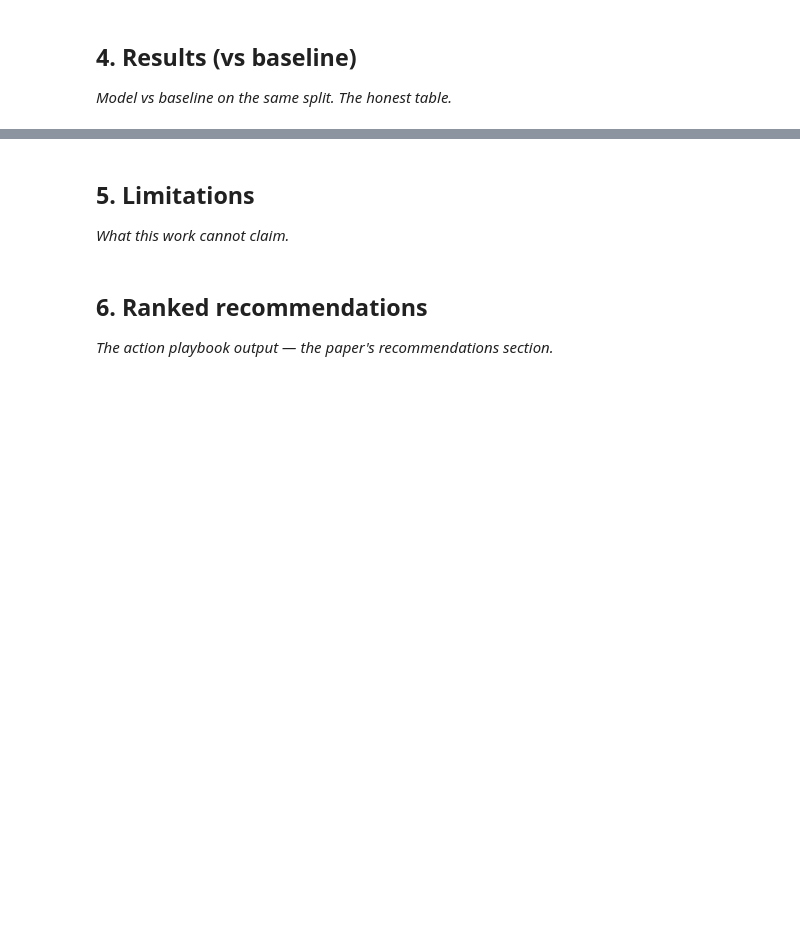
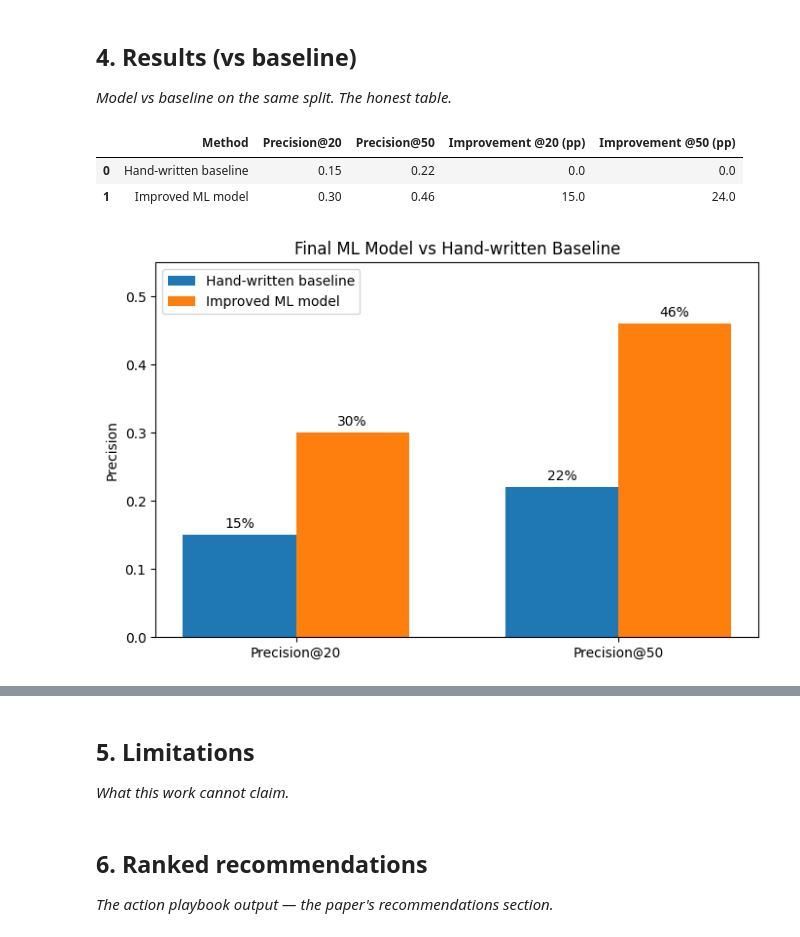
Before and after one commit to arsal626/flyrank-ml-internship, a Jupyter notebook: work/notebooks/capstone.ipynb, the cells around one changed output, grey strips where cells are left out. Saved outputs shown, nothing was run; the diff lists cells and outputs as text; code cells hidden in the pictures; blank space fills up the shorter version.

```diff
--- a/work/notebooks/capstone.ipynb
+++ b/work/notebooks/capstone.ipynb
@@ -22,3 +1773,66 @@ This skeleton is yours to fill. Work the sections **in order** — each one has
 ## 4. Results (vs baseline)
 
 *Model vs baseline on the same split. The honest table.*
+# %%
+# Step 40 — Compare final ML model against the hand-written baseline
+
+comparison = pd.DataFrame({
+    "Method": [
+        "Hand-written baseline",
+        "Improved ML model"
+    ],
+    "Precision@20": [
+        0.150,
+        0.300
+    ],
+    "Precision@50": [
+        0.220,
+        0.460
+    ]
+})
+
+comparison["Improvement @20 (pp)"] = (
+    comparison["Precision@20"] - comparison.loc[0, "Precision@20"]
+) * 100
+
+comparison["Improvement @50 (pp)"] = (
+    comparison["Precision@50"] - comparison.loc[0, "Precision@50"]
+) * 100
+
+display(comparison)
+# %% [output]
+|  | Method | Precision@20 | Precision@50 | Improvement @20 (pp) | Improvement @50 (pp) |
+| 0 | Hand-written baseline | 0.15 | 0.22 | 0.0 | 0.0 |
+| 1 | Improved ML model | 0.30 | 0.46 | 15.0 | 24.0 |
+# %%
+# Step 41 — Plot Precision@20 and Precision@50
+
+import matplotlib.pyplot as plt
+
+metrics = ["Precision@20", "Precision@50"]
+baseline_values = [0.15, 0.22]
+ml_values = [0.30, 0.46]
+
+x = np.arange(len(metrics))
+width = 0.35
+
+plt.figure(figsize=(8, 5))
+
+plt.bar(x - width/2, baseline_values, width, label="Hand-written baseline")
+plt.bar(x + width/2, ml_values, width, label="Improved ML model")
+
+plt.xticks(x, metrics)
+plt.ylabel("Precision")
+plt.title("Final ML Model vs Hand-written Baseline")
+plt.ylim(0, 0.55)
+plt.legend()
+
+for i, value in enumerate(baseline_values):
+    plt.text(i - width/2, value + 0.01, f"{value:.0%}", ha="center")
+
+for i, value in enumerate(ml_values):
+    plt.text(i + width/2, value + 0.01, f"{value:.0%}", ha="center")
+
+plt.show()
+# %% [output]
+[figure, added]
```
Also changed, not shown: parts of 51 cells of this notebook.
